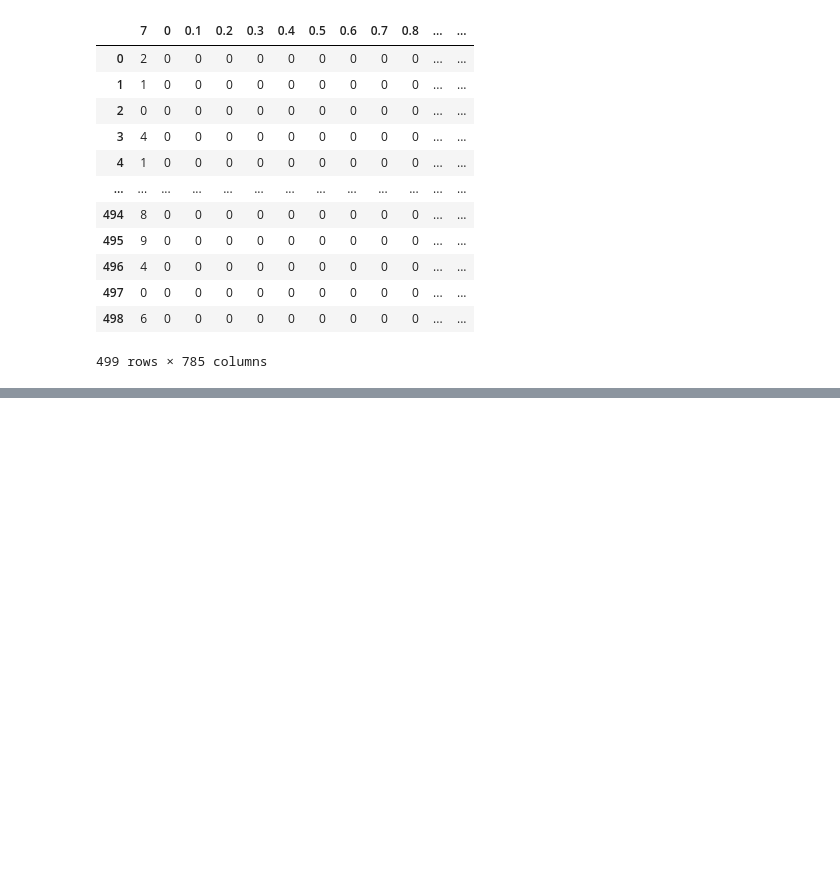
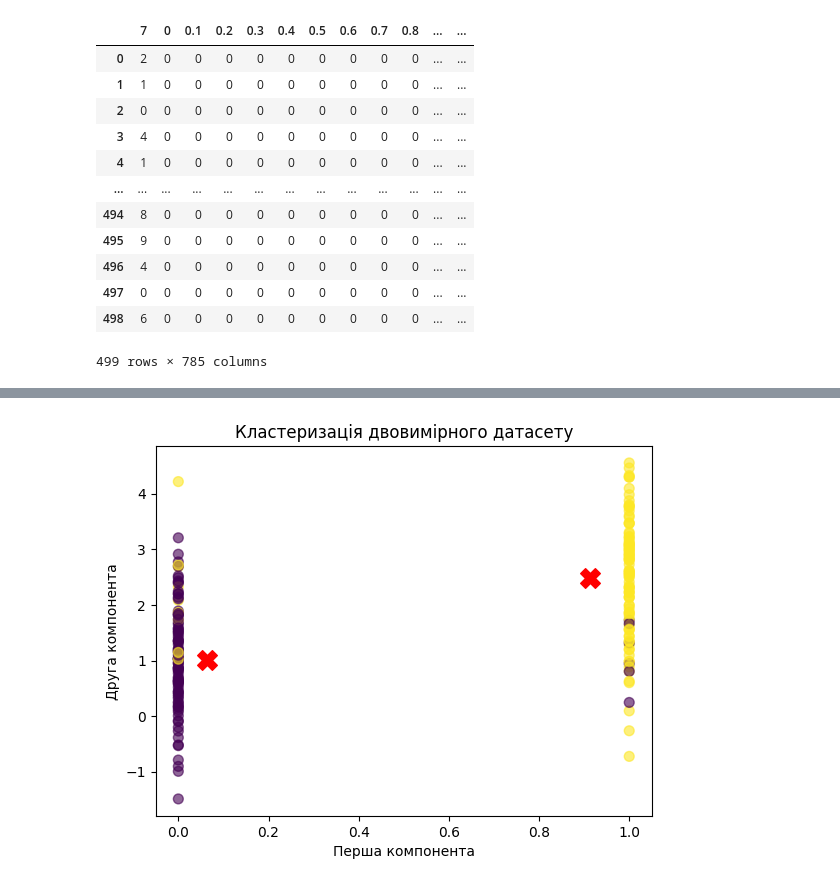
Before and after one commit to OlhaYastrebova/goit-ds-hw, a Jupyter notebook: Hw9.ipynb, the cells around one changed output, grey strips where cells are left out. Cells and saved outputs as stored; diff of their text form; code cells hidden in the pictures; blank space fills up the shorter version.

```diff
--- a/Hw9.ipynb
+++ b/Hw9.ipynb
@@ -92 +87,15 @@ KMeans(n_clusters=5, n_init=10, random_state=42)
+# %%
+# Отримання центроїдів та міток
+centroids = kmeans_two_d.cluster_centers_
+labels = kmeans_two_d.labels_
+
+# Візуалізація результатів кластеризації
+plt.scatter(data_2d.values[:, 0], data_2d.values[:, 1], c=labels, cmap='viridis', s=50, alpha=0.6)
+plt.scatter(centroids[:, 0], centroids[:, 1], c='red', s=200, marker='X')
+plt.title('Кластеризація двовимірного датасету')
+plt.xlabel('Перша компонента')
+plt.ylabel('Друга компонента')
+plt.show()
+# %% [output]
+[figure, added]
 # %%
```
Also changed, not shown: parts of 8 cells of this notebook.
